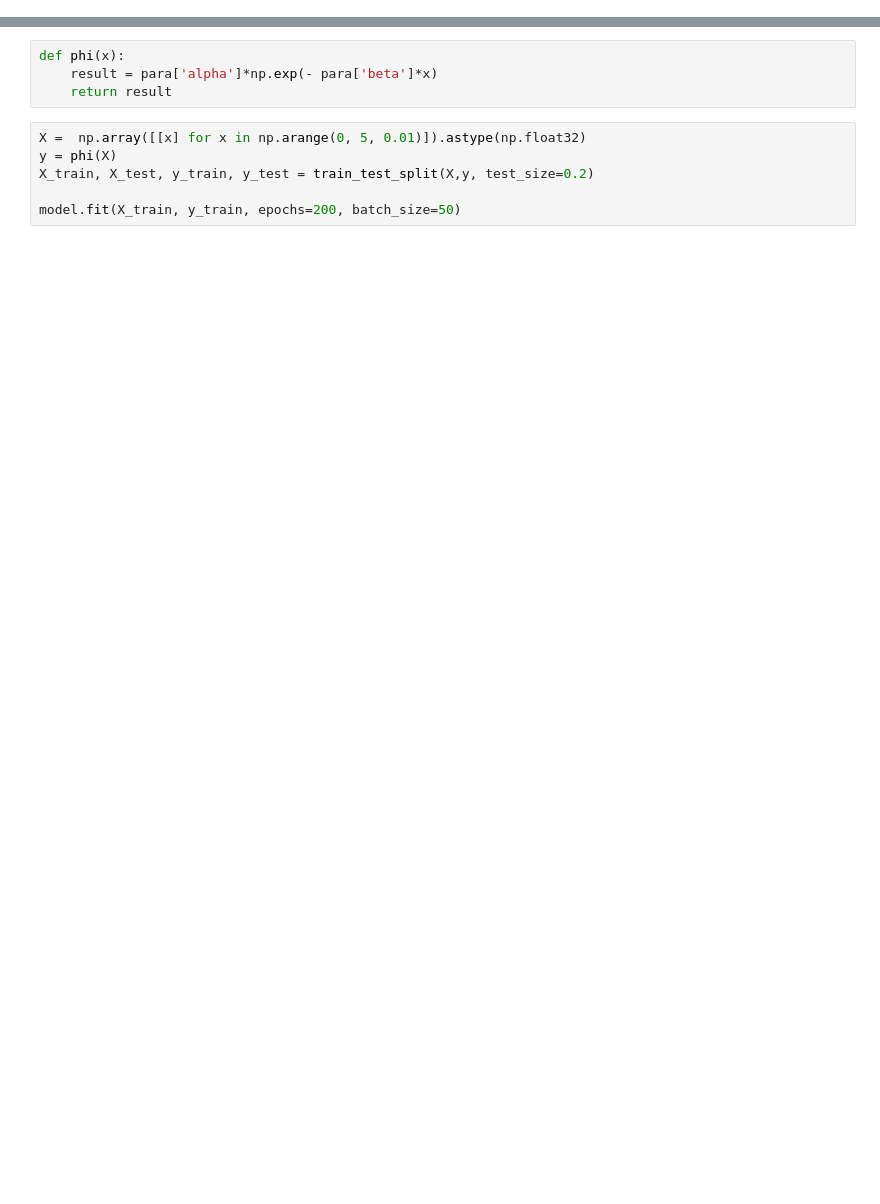
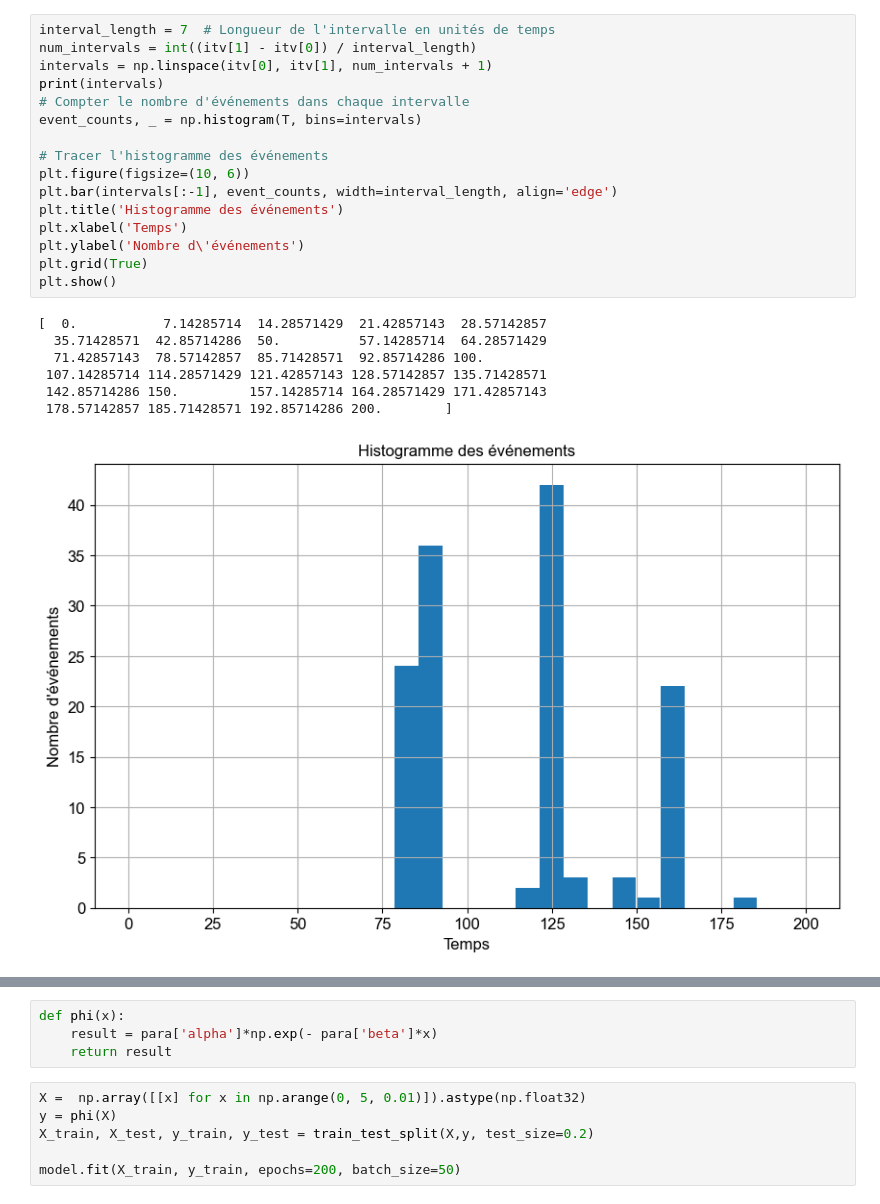
Before and after one commit to GodwinZonou/Hawkes-Processes-Estimation, a Jupyter notebook: hawkes.ipynb, the cells around one changed output, grey strips where cells are left out. Saved outputs shown, nothing was run; the diff lists cells and outputs as text; blank space fills up the shorter version.

```diff
--- a/hawkes.ipynb
+++ b/hawkes.ipynb
@@ -38,3 +70,27 @@ itv = [0,200] # the observation interval
+# %%
+interval_length = 7  # Longueur de l'intervalle en unités de temps
+num_intervals = int((itv[1] - itv[0]) / interval_length)
+intervals = np.linspace(itv[0], itv[1], num_intervals + 1)
+print(intervals)
+# Compter le nombre d'événements dans chaque intervalle
+event_counts, _ = np.histogram(T, bins=intervals)
+
+# Tracer l'histogramme des événements
+plt.figure(figsize=(10, 6))
+plt.bar(intervals[:-1], event_counts, width=interval_length, align='edge')
+plt.title('Histogramme des événements')
+plt.xlabel('Temps')
+plt.ylabel('Nombre d\'événements')
+plt.grid(True)
+plt.show()
+# %% [output]
+[  0.           7.14285714  14.28571429  21.42857143  28.57142857
+  35.71428571  42.85714286  50.          57.14285714  64.28571429
+  71.42857143  78.57142857  85.71428571  92.85714286 100.
+ 107.14285714 114.28571429 121.42857143 128.57142857 135.71428571
+ 142.85714286 150.         157.14285714 164.28571429 171.42857143
+ 178.57142857 185.71428571 192.85714286 200.        ]
+[figure, added]
 # %%
 model = Sequential()
 model.add(Dense(150, activation='relu', kernel_initializer = tf.initializers.RandomUniform(minval=0, maxval=0.5), input_shape=(1,)))
```
Also changed, not shown: parts of 13 cells of this notebook.
